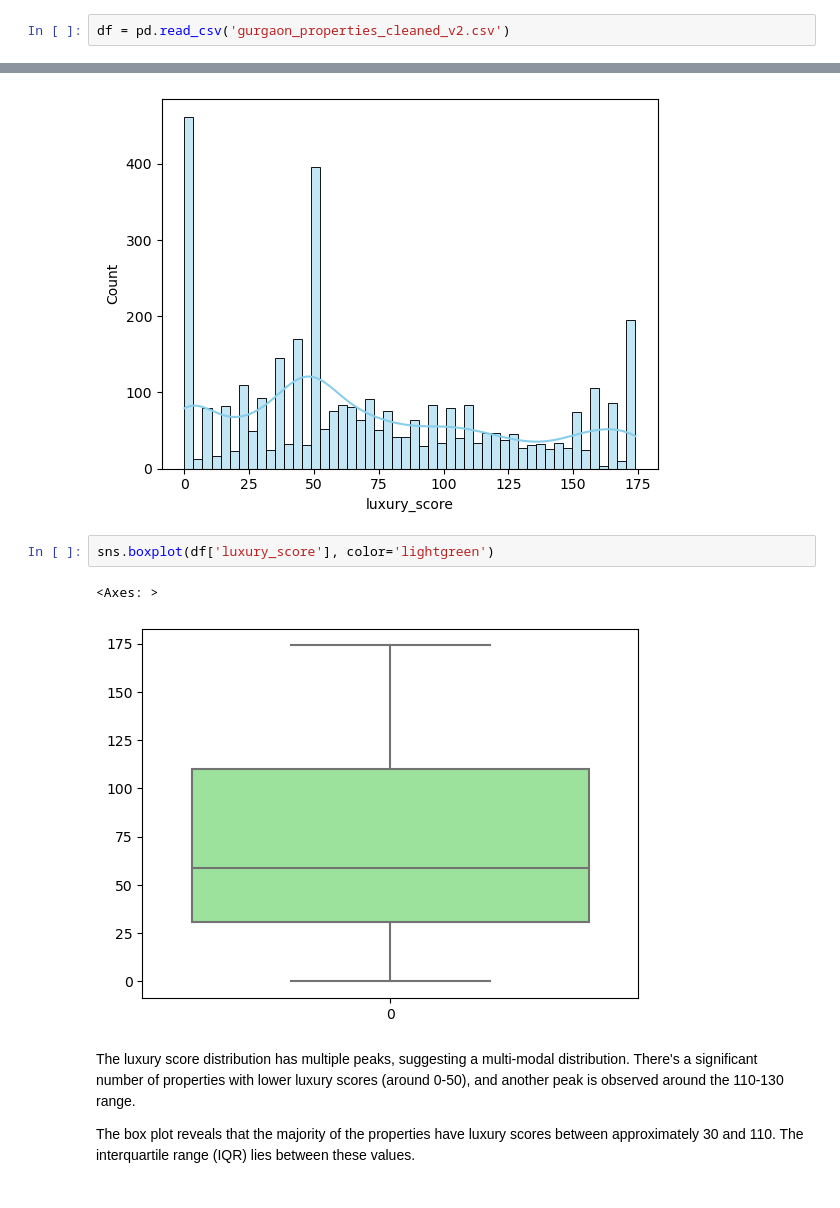
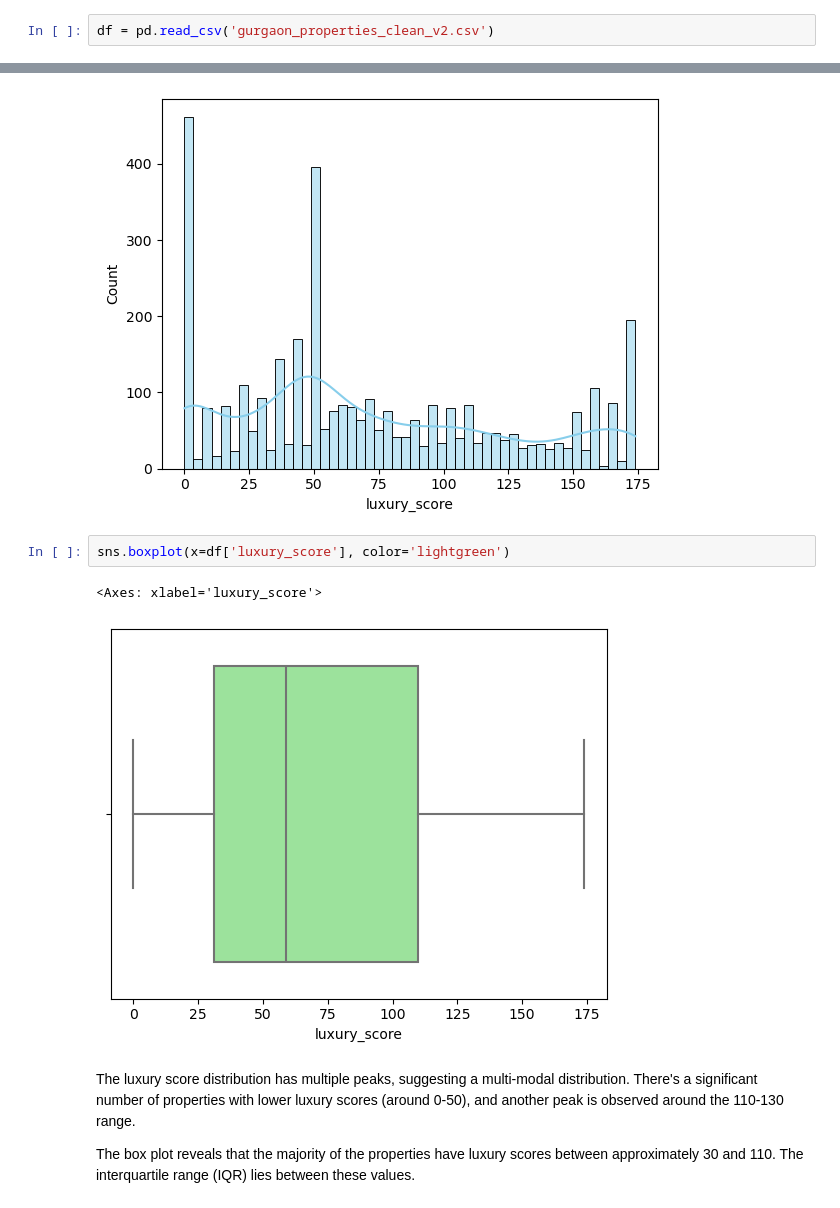
Before and after one commit to Danishdbu/Real_Estate_Project, a Jupyter notebook: 6EDA_univariate.ipynb, the cells around one changed output, grey strips where cells are left out. Cells and saved outputs as stored; diff of their text form.

```diff
--- a/6EDA_univariate.ipynb
+++ b/6EDA_univariate.ipynb
@@ -4,7 +4,7 @@ import numpy as np
 import matplotlib.pyplot as plt
 import seaborn as sns
 # %%
-df = pd.read_csv('gurgaon_properties_cleaned_v2.csv')
+df = pd.read_csv('gurgaon_properties_clean_v2.csv')
 # %%
 df.head()
 # %% [output]
@@ -812,10 +814,10 @@ sns.histplot(df['luxury_score'], bins=50, color='skyblue', kde=True)
 <Axes: xlabel='luxury_score', ylabel='Count'>
 [figure]
 # %%
-sns.boxplot(df['luxury_score'], color='lightgreen')
+sns.boxplot(x=df['luxury_score'], color='lightgreen')
 # %% [output]
-<Axes: >
+<Axes: xlabel='luxury_score'>
-[figure, old version]
+[figure, new version]
 # %% [markdown]
 The luxury score distribution has multiple peaks, suggesting a multi-modal distribution. There's a significant number of properties with lower luxury scores (around 0-50), and another peak is observed around the 110-130 range.
 
```
Also changed, not shown: parts of 34 cells of this notebook, 3 other files.
